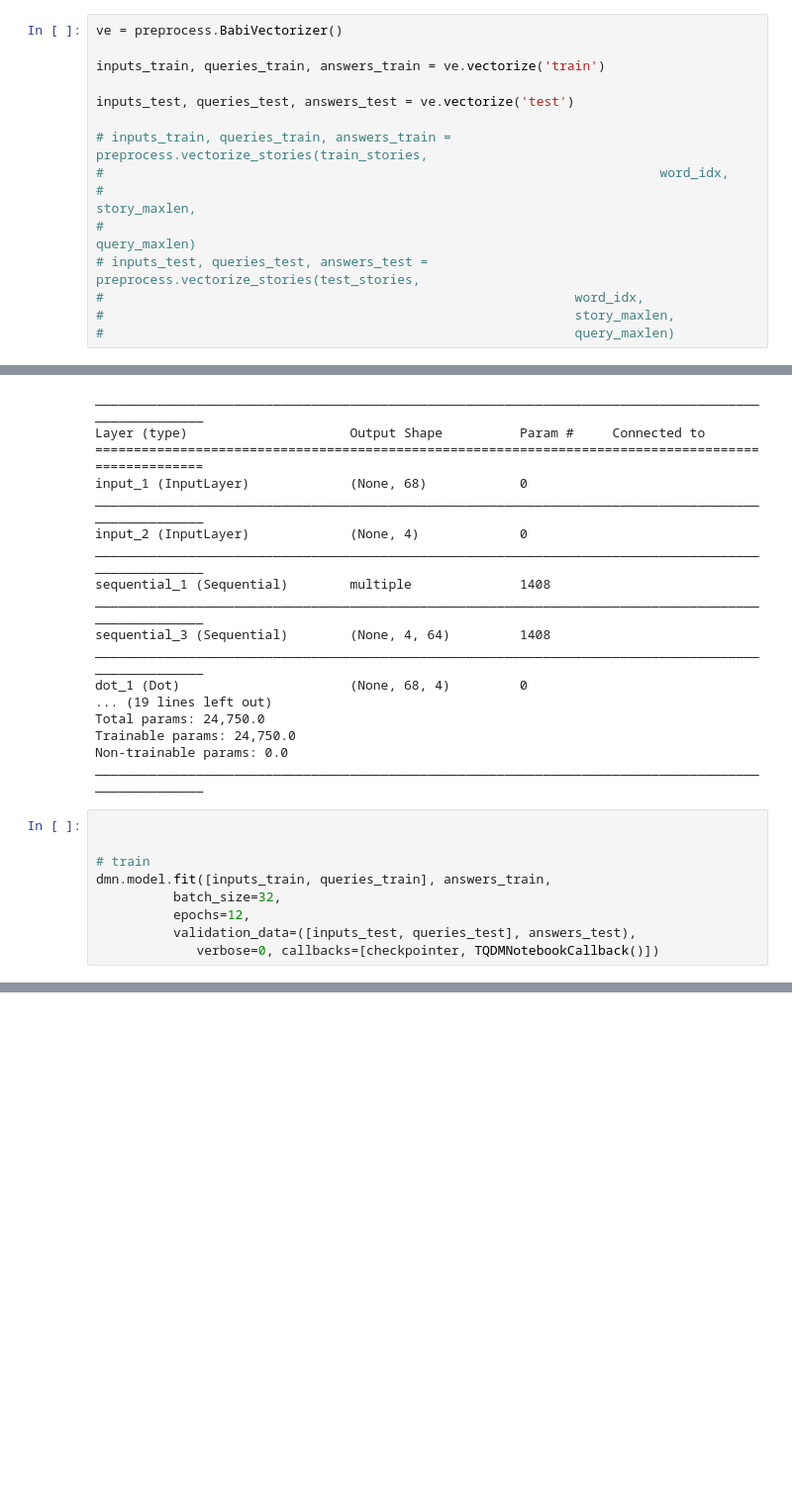
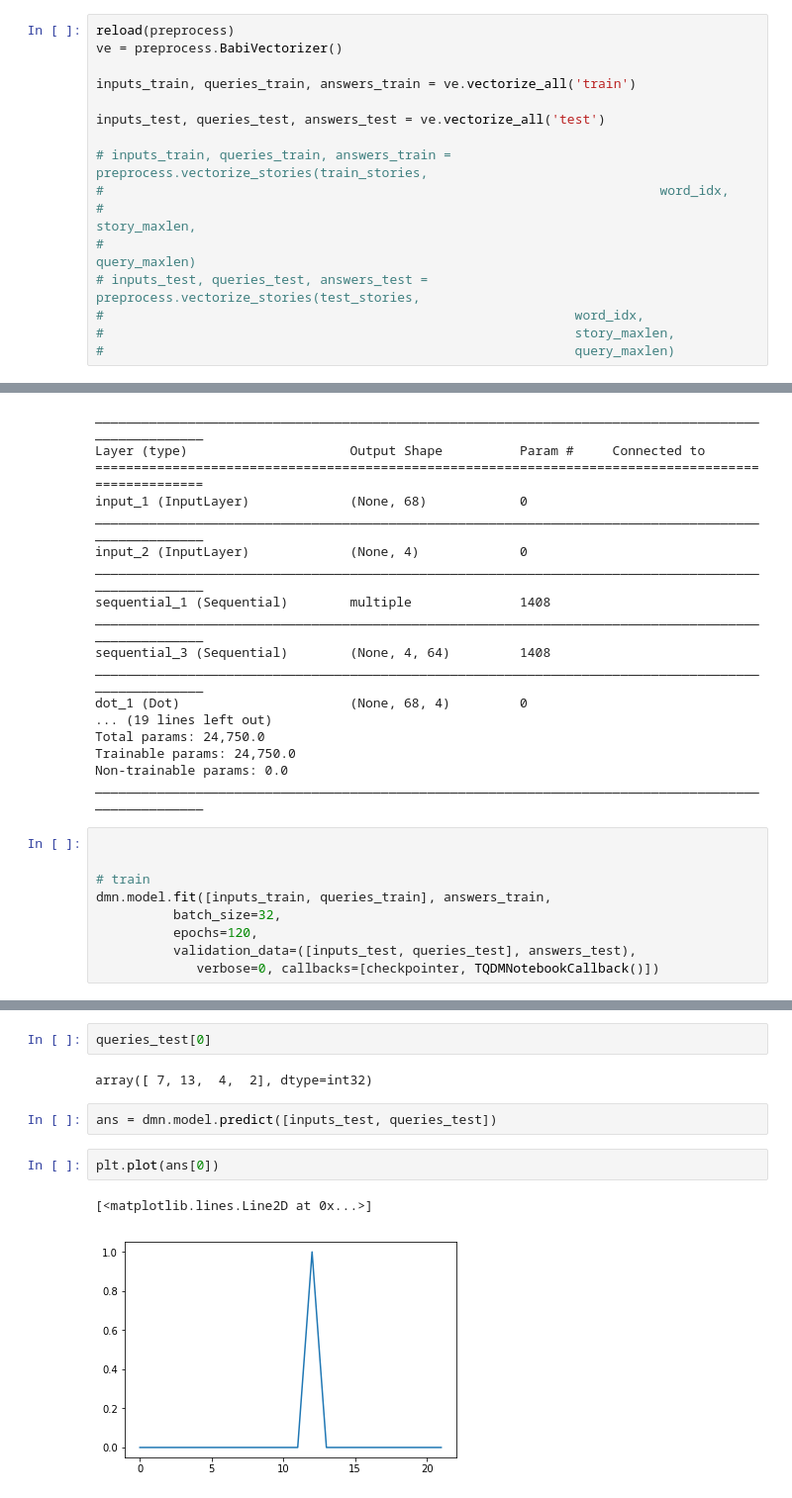
Before and after one commit to xkortex/Siraj_Chatbot_Challenge, a Jupyter notebook: training.ipynb, the cells around one changed output, grey strips where cells are left out. Shown at 99% size. Cells and saved outputs as stored; diff of their text form; blank space fills up the shorter version.

```diff
--- a/training.ipynb
+++ b/training.ipynb
@@ -122,11 +142,12 @@ Here's what a "story" tuple looks like (input, query, answer):
 -
 Vectorizing the word sequences...
 # %%
+reload(preprocess)
 ve = preprocess.BabiVectorizer()
 
-inputs_train, queries_train, answers_train = ve.vectorize('train')
+inputs_train, queries_train, answers_train = ve.vectorize_all('train')
 
-inputs_test, queries_test, answers_test = ve.vectorize('test')
+inputs_test, queries_test, answers_test = ve.vectorize_all('test')
 
 # inputs_train, queries_train, answers_train = preprocess.vectorize_stories(train_stories,
 #                                                                        word_idx,
@@ -260,7 +281,7 @@ ________________________________________________________________________________
 # train
 dmn.model.fit([inputs_train, queries_train], answers_train,
           batch_size=32,
-          epochs=12,
+          epochs=120,
           validation_data=([inputs_test, queries_test], answers_test),
              verbose=0, callbacks=[checkpointer, TQDMNotebookCallback()])
 # %% [output]
@@ -277,0 +305,11 @@ Epoch 00010: saving model to dmn00.hdf5
+# %%
+queries_test[0]
+# %% [output]
+array([ 7, 13,  4,  2], dtype=int32)
+# %%
+ans = dmn.model.predict([inputs_test, queries_test])
+# %%
+plt.plot(ans[0])
+# %% [output]
+[<matplotlib.lines.Line2D at 0x...>]
+[figure, added]
```
Also changed, not shown: parts of 29 cells of this notebook, 5 other files.
